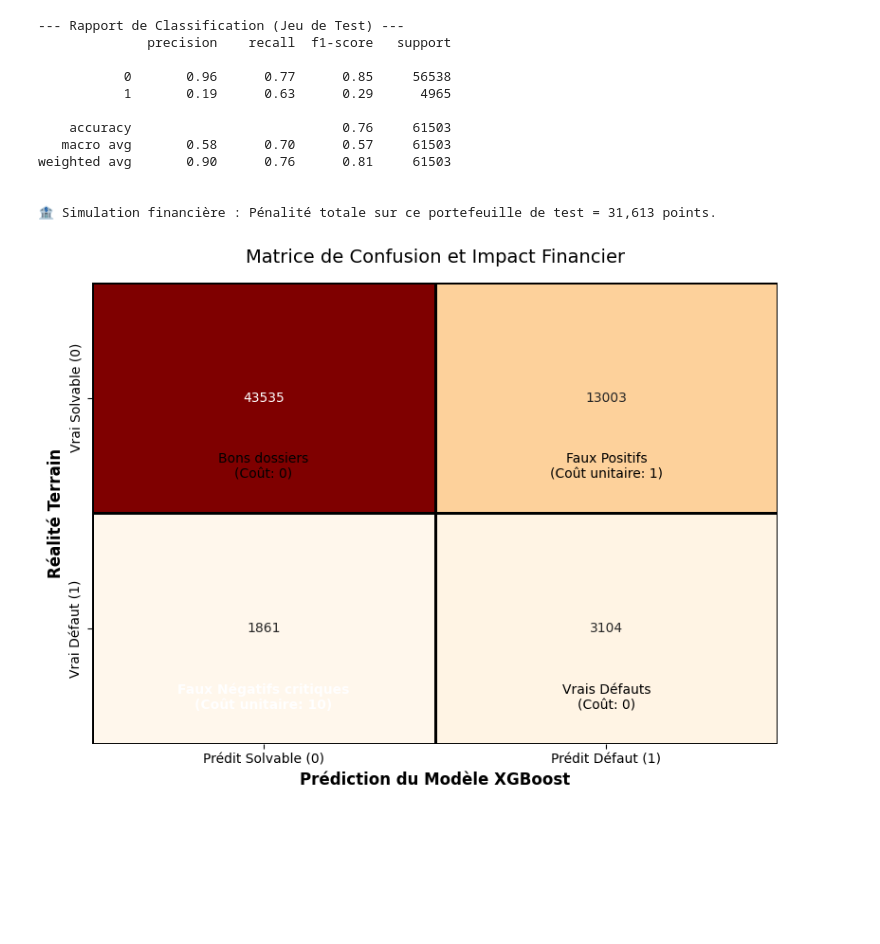
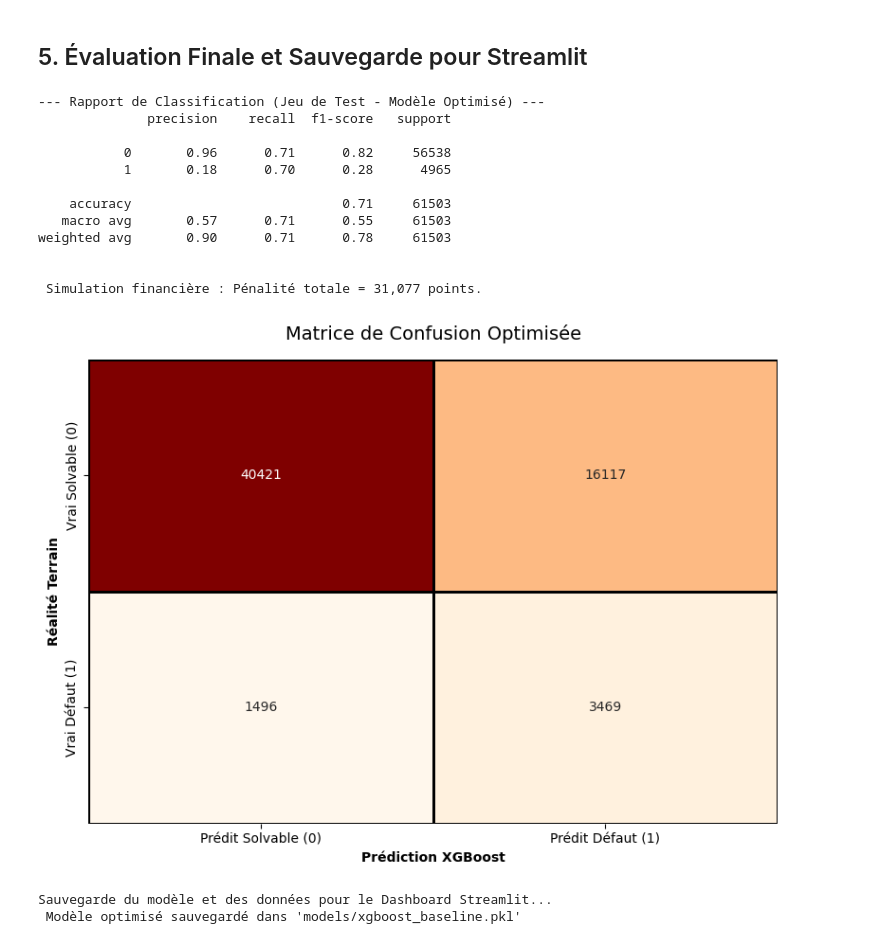
Before and after one commit to alouiyaz78/Zero-defect-credit-risk-pipeline, a Jupyter notebook: notebooks/03_pipeline_modelisation_xgboost.ipynb, the cells around one changed output. Drawn from its saved outputs; the diff is of its cells as text; code cells hidden in the pictures; blank space fills up the shorter version.

Commit message:
feat: ajout du dashboard Streamlit final, modèle XGBoost optimisé et rapport Evidently de Data Drift

```diff
--- a/notebooks/03_pipeline_modelisation_xgboost.ipynb
+++ b/notebooks/03_pipeline_modelisation_xgboost.ipynb
@@ -154,48 +180,54 @@ Coût Métier Moyen (Pénalité par dossier) : 0.5274
+# %% [markdown]
+## 5. Évaluation Finale et Sauvegarde pour Streamlit
 # %%
-# Entraînement final sur tout le jeu d'entraînement
-xgb_pipeline.fit(X_train, y_train)
+# Prédictions du MEILLEUR modèle sur le jeu de test
+y_pred_opt = best_xgb_pipeline.predict(X_test)
 
-# Prédictions sur le jeu de test (X_test)
-y_pred = xgb_pipeline.predict(X_test)
+print("\n--- Rapport de Classification (Jeu de Test - Modèle Optimisé) ---")
+print(classification_report(y_test, y_pred_opt))
 
-print("\n--- Rapport de Classification (Jeu de Test) ---")
-print(classification_report(y_test, y_pred))
+cm = confusion_matrix(y_test, y_pred_opt)
+cost_test = custom_business_cost(y_test, y_pred_opt) * len(y_test)
 
-# Création de la matrice de confusion
-cm = confusion_matrix(y_test, y_pred)
-cost_test = custom_business_cost(y_test, y_pred) * len(y_test)
+print(f"\n Simulation financière : Pénalité totale = {cost_test:,.0f} points.")
 
-print(f"\n🏦 Simulation financière : Pénalité totale sur ce portefeuille de test = {cost_test:,.0f} points.")
-
-# Visualisation optimisée (Principes de Gestalt : Contraste sur les zones critiques)
+# Visualisation Gestalt
 plt.figure(figsize=(8, 6))
 sns.heatmap(cm, annot=True, fmt='d', cmap='OrRd', cbar=False,
             xticklabels=['Prédit Solvable (0)', 'Prédit Défaut (1)'],
             yticklabels=['Vrai Solvable (0)', 'Vrai Défaut (1)'],
             linewidths=1, linecolor='black')
-
-# Ajout d'annotations pour expliciter le coût métier
-plt.text(0.5, 0.8, f"Bons dossiers\n(Coût: 0)", ha='center', va='center', color='black', fontsize=10)
-plt.text(1.5, 0.8, f"Faux Positifs\n(Coût unitaire: 1)", ha='center', va='center', color='black', fontsize=10)
-plt.text(0.5, 1.8, f"Faux Négatifs critiques\n(Coût unitaire: 10)", ha='center', va='center', color='white', fontsize=10, fontweight='bold')
-plt.text(1.5, 1.8, f"Vrais Défauts\n(Coût: 0)", ha='center', va='center', color='black', fontsize=10)
-
-plt.title('Matrice de Confusion et Impact Financier', fontsize=14, pad=15)
-plt.ylabel('Réalité Terrain', fontsize=12, fontweight='bold')
-plt.xlabel('Prédiction du Modèle XGBoost', fontsize=12, fontweight='bold')
+plt.title('Matrice de Confusion Optimisée', fontsize=14, pad=15)
+plt.ylabel('Réalité Terrain', fontweight='bold')
+plt.xlabel('Prédiction XGBoost', fontweight='bold')
 plt.tight_layout()
 plt.show()
+
+# --- SAUVEGARDE ---
+print("\nSauvegarde du modèle et des données pour le Dashboard Streamlit...")
+os.makedirs(PROJECT_ROOT / "models", exist_ok=True)
+
+# On écrase l'ancien modèle par le modèle optimisé pour que le Dashboard l'utilise automatiquement
+joblib.dump(best_xgb_pipeline, PROJECT_ROOT / "models" / "xgboost_baseline.pkl")
+
+test_sample = X_test.copy()
+test_sample['TARGET'] = y_test
+test_sample.to_csv(DATA_PROCESSED / "test_sample_dashboard.csv", index=False)
+
+print(" Modèle optimisé sauvegardé dans 'models/xgboost_baseline.pkl'")
 # %% [output]
---- Rapport de Classification (Jeu de Test) ---
+--- Rapport de Classification (Jeu de Test - Modèle Optimisé) ---
               precision    recall  f1-score   support
 
-           0       0.96      0.77      0.85     56538
-           1       0.19      0.63      0.29      4965
+           0       0.96      0.71      0.82     56538
+           1       0.18      0.70      0.28      4965
 
-    accuracy                           0.76     61503
-   macro avg       0.58      0.70      0.57     61503
-weighted avg       0.90      0.76      0.81     61503
+    accuracy                           0.71     61503
+   macro avg       0.57      0.71      0.55     61503
+weighted avg       0.90      0.71      0.78     61503
 
 
-🏦 Simulation financière : Pénalité totale sur ce portefeuille de test = 31,613 points.
+ Simulation financière : Pénalité totale = 31,077 points.
-[figure, old version]
+[figure, new version]
+Sauvegarde du modèle et des données pour le Dashboard Streamlit...
+ Modèle optimisé sauvegardé dans 'models/xgboost_baseline.pkl'
```
Also changed, not shown: parts of 17 cells of this notebook, 6 other files.
